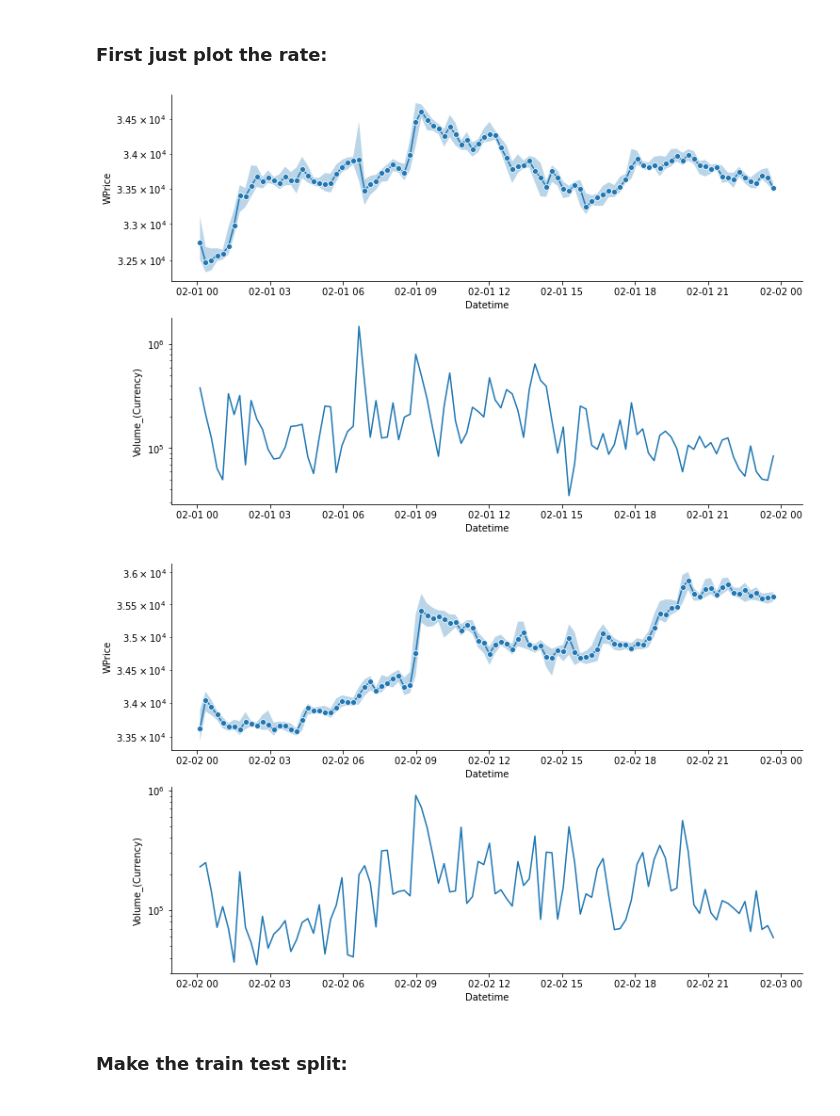
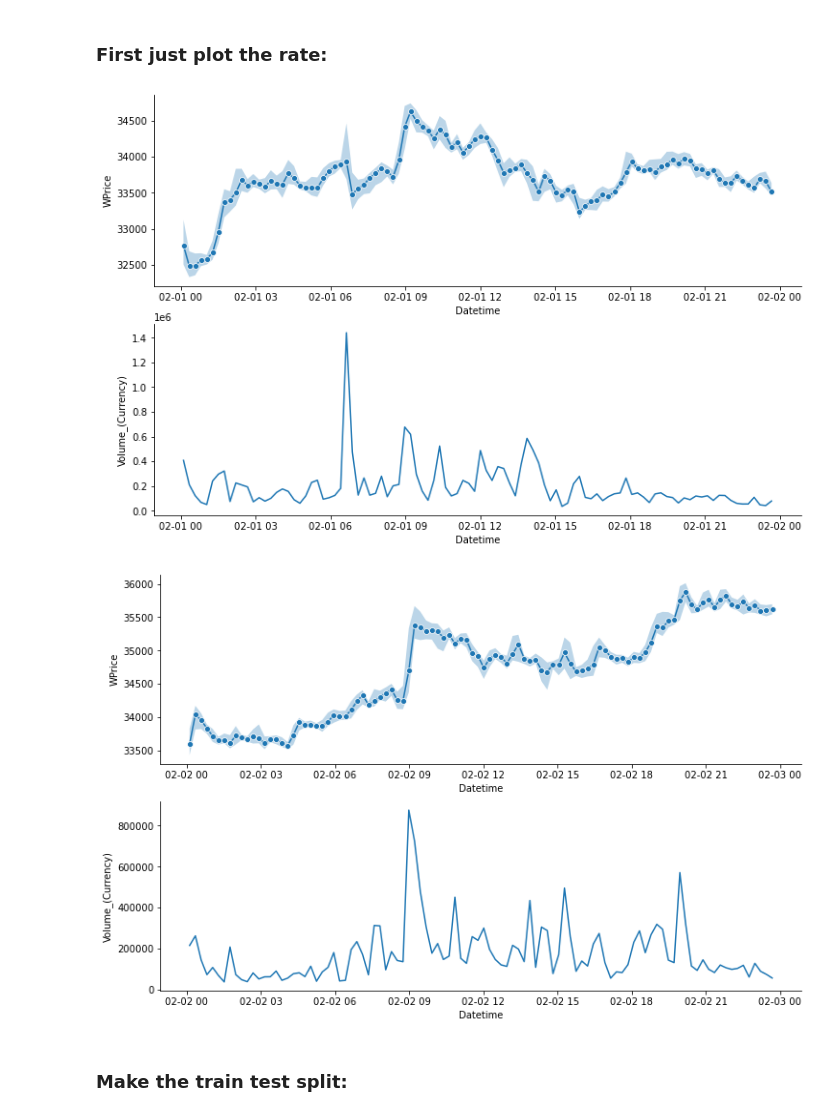
Before and after one commit to 0mar/Coined, a Jupyter notebook: Coined.ipynb, the cells around one changed output. Drawn from its saved outputs; the diff is of its cells as text; code cells hidden in the pictures.

```diff
--- a/Coined.ipynb
+++ b/Coined.ipynb
@@ -17,5 +17,6 @@ datetime2timestamp = lambda T: T.timestamp()
 df = pd.read_csv(dataf, nrows=int(1e8)).dropna()
 df.loc[:, 'Datetime'] = df.Timestamp.map(timestamp2datetime)
 df.rename(columns={'Weighted_Price':'WPrice'}, inplace=True)
+df = df.set_index('Datetime')
 df.head()
 # %% [output]
@@ -34,65 +36,62 @@ def mask_df_on_date(df, window, end, datetime_col='Datetime'):
     """
     Mask the rate_df so that value between (end - window) and end are returned:
     """
+    try:
+        return df[end-window:end]
+    except KeyError:
+        print('WARNING: index did not match with df!')
+        mask = (end - window <= df.index) & (df.index < end)
+        return df[mask]
 
 
-    get_mask = lambda datetime_col: (end - window <= df.loc[:, datetime_col]) & (df.loc[:, datetime_col] < end)
 
-    if isinstance(datetime_col, list):
-        masks = []
-        for col in datetime_col:
-            masks.append(get_mask(col))
-        mask = np.array(masks).T.any(axis=1)
-    else:
-        mask = get_mask(datetime_col)
-    return df[mask]
-
-def plot_rate(start_date, end_date, nwindow=100, preds_df=None):
+def plot_rate(df, start_date, end_date, nwindow=100, preds_df=None, logy=False):
 
     figs = plt.rcParams['figure.figsize'].copy()
     figs[1] *= 2
     _, (ax1, ax2) = plt.subplots(2, figsize=figs)
 
 
-    mask = (df['Datetime'] > start_date) & (df['Datetime'] < end_date)
+    df_ = mask_df_on_date(df, end_date - start_date, end_date)
 
-    nwindow = min(max(1,mask.sum()//100), nwindow)
+    nwindow = min(max(1,len(df_)//100), nwindow)
 
-    roller = df.loc[mask].rolling(nwindow)
+    roller = df_.rolling(nwindow)
     rolled = roller.mean()
     rolled.loc[:, 'High'] = roller.max().loc[:, 'High']
     rolled.loc[:, 'Low'] = roller.min().loc[:, 'Low']
     rolled = rolled.iloc[nwindow-1::nwindow]
     rolled.loc[:, 'Datetime'] = rolled.Timestamp.map(timestamp2datetime)
 
     for ax, ylab, m in zip((ax1, ax2), ('WPrice', 'Volume_(Currency)'), ('o', '')):
         sns.lineplot(data=rolled, x='Datetime', y=ylab, ax=ax, marker=m)
-        ax.semilogy()
+        if logy: ax.semilogy()
 
     ax1.fill_between(rolled.Datetime, y1=rolled.Low, y2=rolled.High, alpha=.3)
 
     if preds_df is not None:
-        preds_df = mask_df_on_date(preds_df, end_date - start_date, end_date,
-                                   datetime_col = ['pred_at_time', 'pred_for_time'])
+        display(preds_df)
+        preds_df = mask_df_on_date(preds_df, end_date - start_date, end_date) #,
+                                   #datetime_col = ['pred_at_time', 'pred_for_time'])
 
         for idx in preds_df.index:
             X = [preds_df.loc[idx, 'pred_at_time'], preds_df.loc[idx, 'pred_for_time']]
             Y = [preds_df.loc[idx, 'rate_at_pred'], preds_df.loc[idx, 'rate_pred']]
             ax1.plot(X,Y, '-+', color='black')
 
     plt.show()
 
 
 dt = timedelta(days=1)
 start_date = datetime(2021, 2, 1)
 
 for _ in range(2):
     end_date = start_date + dt
-    plot_rate(start_date, end_date)
+    plot_rate(df, start_date, end_date)
     start_date += dt
 # %% [output]
-[figure, old version]
+[figure, new version]
-[figure, old version]
+[figure, new version]
 # %%
 def make_rate_features(T, rate_df):
     """
```
Also changed, not shown: parts of 10 cells of this notebook.
